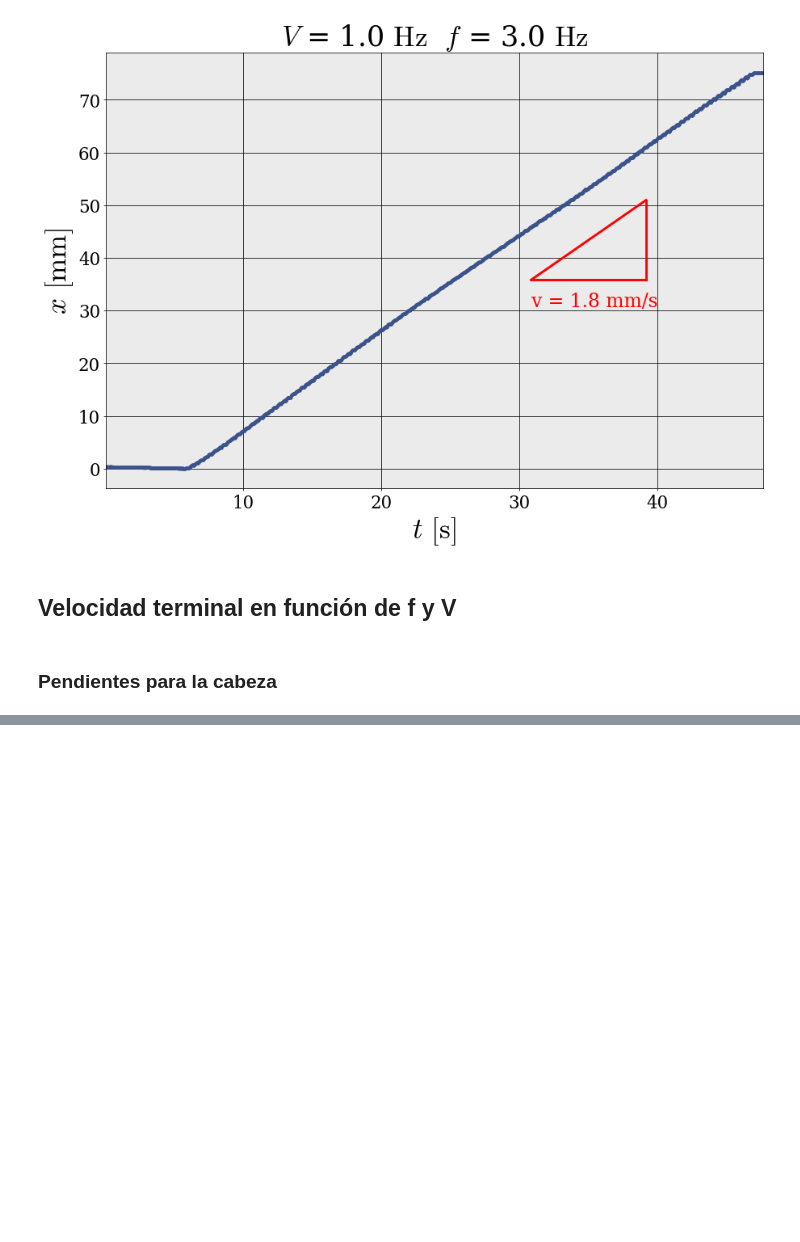
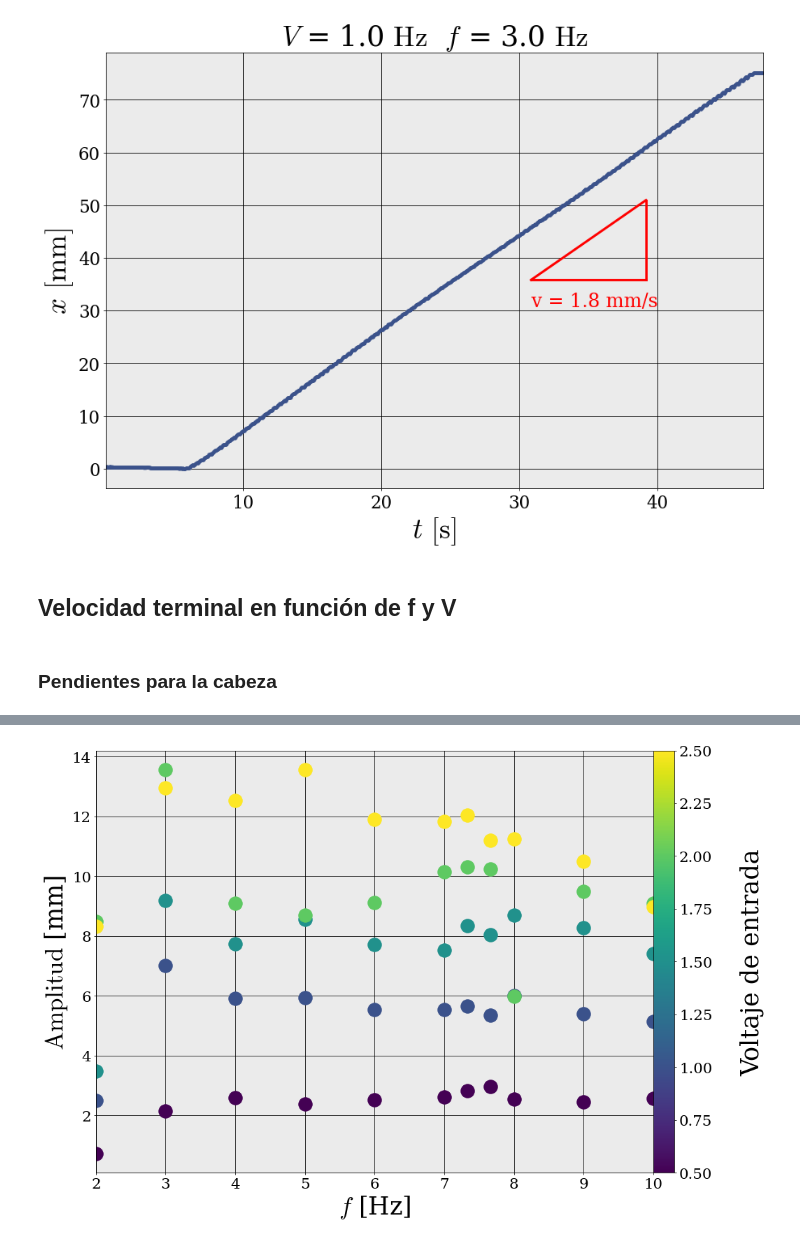
Before and after one commit to gardianc/Nado-ondulatorio, a Jupyter notebook: mas_graficos.ipynb, the cells around one changed output, grey strips where cells are left out. Cells and saved outputs as stored; diff of their text form; code cells hidden in the pictures; blank space fills up the shorter version.

Commit message:
graficos de amplitud e intento de amplitud en fn de velocidad terminal

```diff
--- a/mas_graficos.ipynb
+++ b/mas_graficos.ipynb
@@ -243,0 +221,64 @@ fig.savefig('gráficos\\slope(f,V).png')
+# %%
+import natsort
+npz_names = natsort.natsorted([filepath for filepath in os.listdir('ECO20-45mm/forma_cola_rotada') if '.npz' in filepath])
+# %%
+values_amplitude_dict = dict({})
+
+index_start = 0
+
+fig, ax1 = plt.subplots()
+
+for currHz in FREQ_ARRAY:
+    filtered_namelist = [name for name in npz_names if re.match(r'\b'+currHz+r'\b',name.split('-')[1])] #We get the names of those files
+    rotated_tails = np.array([np.load(f'ECO20-45mm/forma_cola_rotada/{name}', allow_pickle=True)['arr'] for name in filtered_namelist], dtype=object)
+
+    values_amplitude_dict[f'{currHz}'] = dict({})
+    values_amplitude_dict[f'{currHz}']['value'] = np.array([])
+    values_amplitude_dict[f'{currHz}']['error'] = np.array([])
+
+
+    for rotated_tail,filename in zip(rotated_tails,filtered_namelist):
+        tail_extremes = np.array([(tail[1][0], tail[1][-1]) for tail in rotated_tail])
+        head_position = tail_extremes[:,0]
+        tail_position = tail_extremes[:,1]
+        max_peaks, _ = find_peaks(tail_position)
+        min_peaks, _ = find_peaks(-tail_position)
+
+        lim = min(max_peaks.size,min_peaks.size)
+        amplitud = np.array([])
+        max_peaks = max_peaks[:lim]
+        min_peaks = min_peaks[:lim]
+
+        for (mP,MP) in zip (tail_position[min_peaks],tail_position[max_peaks]):
+            amplitud = np.append(amplitud, (MP - mP)/2)
+
+        #We retrieve the metadata of our measurements from the filename
+        s = filename.split('.')[0].split('-')
+        v,f = s[0],s[1]
+        vval = (float(v.split('V')[0].replace(',','.')) if 'mV' not in v else float(v.split('mV')[0].replace(',','.'))*1e-3)
+        fval = float(f.split('Hz')[0].replace(',','.'))
+
+        #Setting colors for our datapoints
+        freq_color = cmap_f(norm_f(fval))
+        volt_color = cmap_v(norm_v(vval))
+
+        ax.errorbar(fval, amplitud.mean(), markerfacecolor = volt_color, fmt='o',
+                    yerr = amplitud.std(), xerr = None, color = 'k', ecolor = 'k',
+                    ms=20, elinewidth=2, lw=3, capsize=10)
+
+        values_amplitude_dict[f'{currHz}']['value'] = np.append(values_amplitude_dict[f'{currHz}']['value'],amplitud.mean())
+        values_amplitude_dict[f'{currHz}']['error'] = np.append(values_amplitude_dict[f'{currHz}']['error'],amplitud.std())
+
+        ax1.plot(fval, amplitud.mean(), 'o', color= volt_color, ms=20)
+        #Axes configuration
+        ax1.set_xlabel('$f$ [Hz]')
+        ax1.set_ylabel('$\\text{Amplitud}$ [mm]')
+
+#Colorbar configuration
+cbar_term = fig.colorbar(colorscale_v, ax=ax1, location='right', orientation='vertical', pad=0, fraction=0.05)
+cbar_term.ax.set_ylim(0.5,2.5)
+cbar_term.ax.ticklabel_format(axis='x',style='sci',scilimits=(0,2))
+cbar_term.ax.set_ylabel('Voltaje de entrada',labelpad=40)
+fig.tight_layout()
+# %% [output]
+[figure, added]
```
Also changed, not shown: parts of 7 cells of this notebook, 1 other file.
